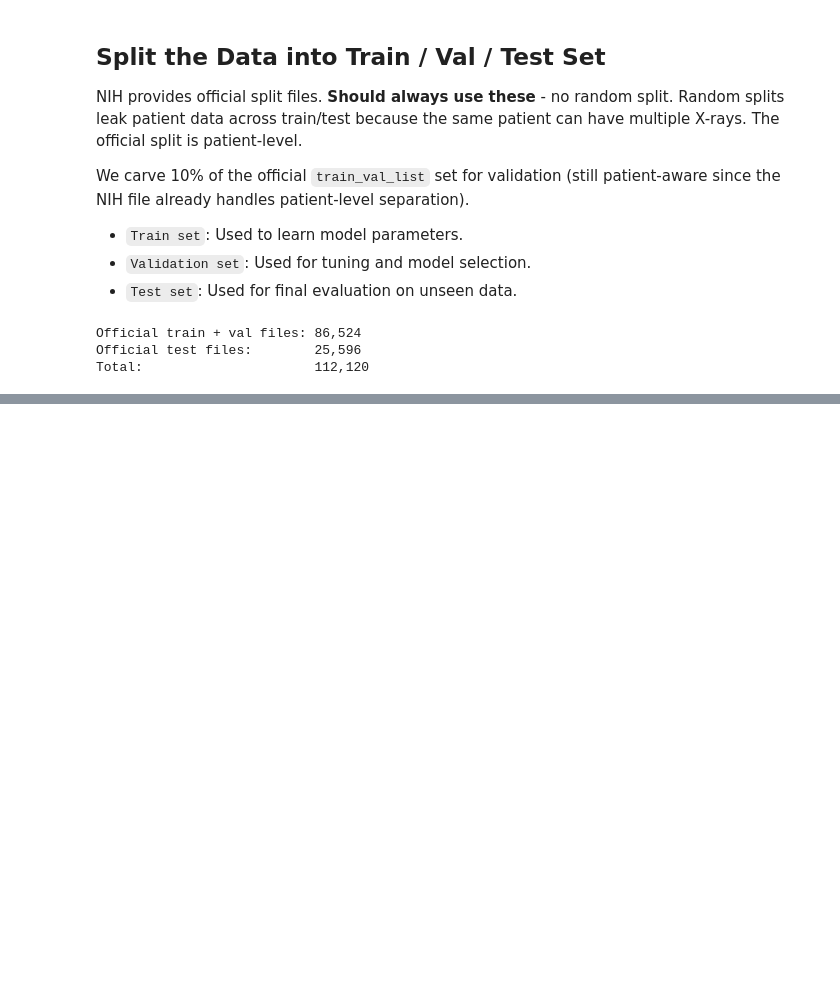
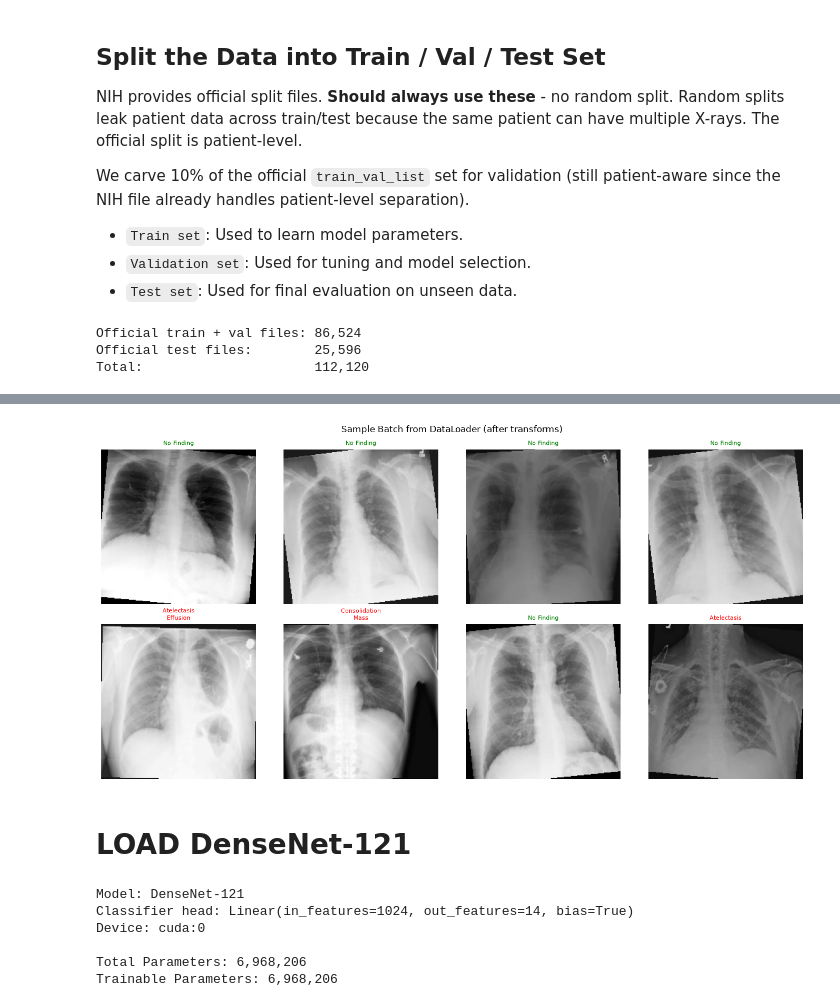
Before and after one commit to kmsmeng/Medical-Image-Classification-Explainable-AI, a Jupyter notebook: main.ipynb, the cells around one changed output, grey strips where cells are left out. Drawn from its saved outputs; the diff is of its cells as text; code cells hidden in the pictures; blank space fills up the shorter version.

Commit message:
PyTorch Dataset and Dataloader, and Model Load and Inference

```diff
--- a/main.ipynb
+++ b/main.ipynb
@@ -263,7 +260,10 @@ label_matrix = np.stack(
     df['Finding Labels'].apply(lambda x: encode_labels(x, CLASSES)).values
 )
 
-label_matrix.shape
+print(label_matrix.shape)
+
+# Add multi-hot labels to the dataframe
+df['labels'] = list(label_matrix)
 # %% [output]
 (112120, 14)
 # %%
@@ -661,0 +828,15 @@ Total:                      112,120
+# %%
+# Verify one batch loads correctly
+
+images, labels = next(iter(train_dataloader))
+
+print(f'Image batch shape: {images.shape}')     # expect (BATCH_SIZE, 3, 224, 224)
+print(f'Labels batch shape: {labels.shape}')    # expect (BATCH_SIZE, 14)
+print(f'Image dtype: {images.dtype}')           # float32
+print(f'Labels dtype : {labels.dtype}')         # float32
+print(f'Image value range : [{images.min():.3f}, {images.max():.3f}]')  # normalized values
+
+print(f'\nSample label vectors (first 6 in batch):')
+for i in range(6):
+    active = [CLASSES[j] for j, v in enumerate(labels[i]) if v == 1.0]
+    print(f'    Sample {i+1}: {active if active else "[No Finding]"}')
@@ -661,0 +857,32 @@ Total:                      112,120
+# %%
+# Visualize a few images form the batch to confirm pipeline is right
+
+def denormalize(tensor, mean=IMAGENET_MEAN, std=IMAGENET_STD):
+    """
+    Reverse ImageNet normalization for display.
+    """
+    t = tensor.clone()
+    for c, (m, s) in enumerate(zip(mean, std)):
+        t[c] = t[c] * s + m
+    return t.clamp(0, 1)
+
+fig, axes = plt.subplots(2, 4, figsize=(14, 7))
+axes = axes.flatten()
+
+for i in range(8):
+    img_display = denormalize(images[i]).permute(1, 2, 0).numpy()
+    axes[i].imshow(img_display, cmap='gray')
+    active = [CLASSES[j] for j, v in enumerate(labels[i]) if v == 1.0]
+    title = '\n'.join(active) if active else 'No Finding'
+    color = 'red' if active else 'green'
+    axes[i].set_title(title, fontsize=8, color=color)
+    axes[i].axis('off')
+
+
+plt.suptitle('Sample Batch from DataLoader (after transforms)', fontsize=12)
+plt.tight_layout()
+plt.show()
+# %% [output]
+[figure, added]
+# %% [markdown]
+# LOAD DenseNet-121
@@ -661,0 +913,20 @@ Total:                      112,120
+# %%
+model = build_densenet121(num_classes=NUM_CLASSES, pretrained=True)
+model = model.to(device)
+
+print(f'Model: DenseNet-121')
+print(f'Classifier head: {model.classifier}')
+print(f'Device: {next(model.parameters()).device}')
+
+total_params = sum(p.numel() for p in model.parameters())
+trainable_params = sum(p.numel() for p in model.parameters() if p.requires_grad)
+
+print(f'\nTotal Parameters: {total_params:,}')
+print(f'Trainable Parameters: {trainable_params:,}')
+# %% [output]
+Model: DenseNet-121
+Classifier head: Linear(in_features=1024, out_features=14, bias=True)
+Device: cuda:0
+
+Total Parameters: 6,968,206
+Trainable Parameters: 6,968,206
```
Also changed, not shown: parts of 16 cells of this notebook.
